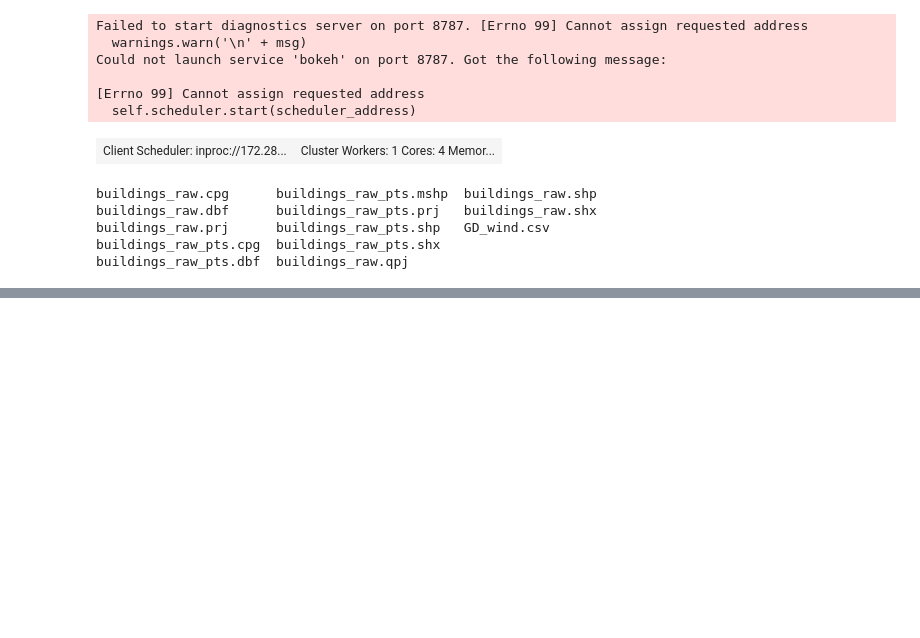
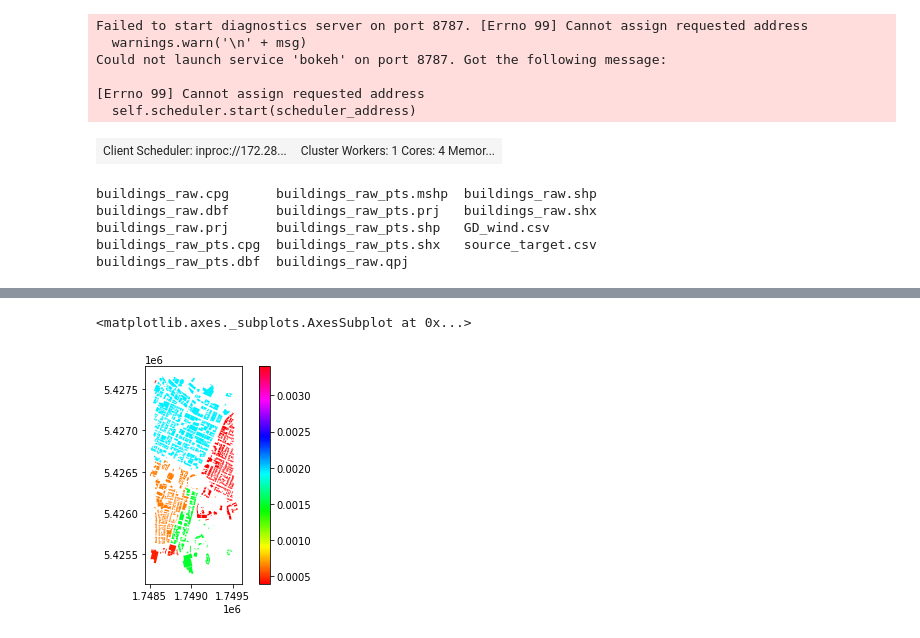
Before and after one commit to 37stu37/FFE, a Jupyter notebook: FFE_network_w_Dack.ipynb, the cells around one changed output, grey strips where cells are left out. Drawn from its saved outputs; the diff is of its cells as text; code cells hidden in the pictures; blank space fills up the shorter version.

```diff
--- a/FFE_network_w_Dack.ipynb
+++ b/FFE_network_w_Dack.ipynb
@@ -70,13 +66,15 @@ Could not launch service 'bokeh' on port 8787. Got the following message:
 # %%
 path = '/content/drive/My Drive/05_Sync/FFE/FireNetwork/00_input'
 path_output = '/content/drive/My Drive/05_Sync/FFE/FireNetwork/00_output'
+path_split = '/content/drive/My Drive/05_Sync/FFE/FireNetwork/00_output/split_dataframes'
 
-!ls "/content/drive/My Drive/05_Sync/FFE/FireNetwork/00_input"
+!ls "/content/drive/My Drive/05_Sync/FFE/FireNetwork/00_input/"
+!ls '/content/drive/My Drive/05_Sync/FFE/FireNetwork/00_output/split_dataframes'
 # %% [output]
 buildings_raw.cpg      buildings_raw_pts.mshp  buildings_raw.shp
 buildings_raw.dbf      buildings_raw_pts.prj   buildings_raw.shx
 buildings_raw.prj      buildings_raw_pts.shp   GD_wind.csv
-buildings_raw_pts.cpg  buildings_raw_pts.shx
+buildings_raw_pts.cpg  buildings_raw_pts.shx   source_target.csv
 buildings_raw_pts.dbf  buildings_raw.qpj
 # %%
 def load_data(file_name, minx, miny, maxx, maxy):
@@ -89,30 +87,28 @@ def load_data(file_name, minx, miny, maxx, maxy):
 
     # print(gdf_buildings.dtypes)
     max_extent = gdf_buildings.total_bounds
-    data_size = getsizeof(gdf_buildings)/(1024.0**3)
+    data_size = getsizeof(gdf_buildings) /(1024.0**3)
     print("Shapefile extent : {}".format(max_extent))
     print("Asset loaded : {}".format(len(gdf_buildings)))
     print("Data size:{} GB'".format(data_size))
     # gdf_buildings.IgnProb_bl = 0.02
     # xmin,ymin,xmax,ymax = gdf_buildings.total_bounds
 
-    # Precision of float32 is sufficient for lat and lon
-    float_columns = ['SHAPE_Leng','SHAPE_Area',
-                    'IgnProb_bl','RandProb']
-    gdf_buildings[float_columns] = gdf_buildings[float_columns].astype('float32')
-    int_columns = ['TARGET_FID','Combustibl',
-                    'AU2013Num','RandProb']
-    gdf_buildings[int_columns] = gdf_buildings[int_columns].astype('int32')
-    data_size = getsizeof(gdf_buildings)/(1024.0**3)
+    # # Precision of float32 is sufficient for lat and lon
+    # float_columns = ['SHAPE_Leng','SHAPE_Area',
+    #                 'IgnProb_bl','RandProb']
+    # gdf_buildings[float_columns] = gdf_buildings[float_columns].astype('float32')
+    # int_columns = ['TARGET_FID','Combustibl',
+    #                 'AU2013Num','RandProb']
+    # gdf_buildings[int_columns] = gdf_buildings[int_columns].astype('int32')
+    # data_size = getsizeof(gdf_buildings)/(1024.0**3)
     print("resized Data size:{} GB'".format(data_size))
 
     return gdf_buildings
 
 
-def create_network(edge_list_dataframe):
-    graph = nx.from_pandas_edgelist(edge_list_dataframe, edge_attr=True)
-    # options = {'node_color': 'red', 'node_size': 50, 'width': 1, 'alpha': 0.4,
-    #            'with_labels': False, 'font_weight': 'bold'}
-    # nx.draw_kamada_kawai(graph, **options)
-    # plt.show()
-    return graph
+def clean_up_file(prefix, path_path):
+    files = glob.glob(os.path.join(path_path, prefix))
+    for file in files:
+        print(file)
+        os.remove(file)
@@ -119,11 +117,10 @@ def create_network(edge_list_dataframe):
 # %%
-%%time
+# %%time
 # load data
 gdf = load_data("buildings_raw.shp", 1748570, 5425500, 1749500, 5427600) # small
 # gdf = load_data("buildings_raw.shp", 1745000, 5424148, 1750000, 5430000) # larger
 # gdf = load_data("buildings_raw.shp", 1740508, 5420049, 1755776, 5443033) # whole
-# with ProgressBar():
-#     gdf.plot(column='IgnProb_bl', cmap='hsv', legend=True)
+gdf.plot(column='IgnProb_bl', cmap='hsv', legend=True)
 # %% [output]
 Shapefile extent : [1748498.0152998  5425264.79535007 1749563.95249987 5427653.74945021]
 Asset loaded : 1611
@@ -133,0 +129,2 @@ Wall time: 3.59 s
+<matplotlib.axes._subplots.AxesSubplot at 0x...>
+[figure, added]
```
Also changed, not shown: parts of 26 cells of this notebook.
